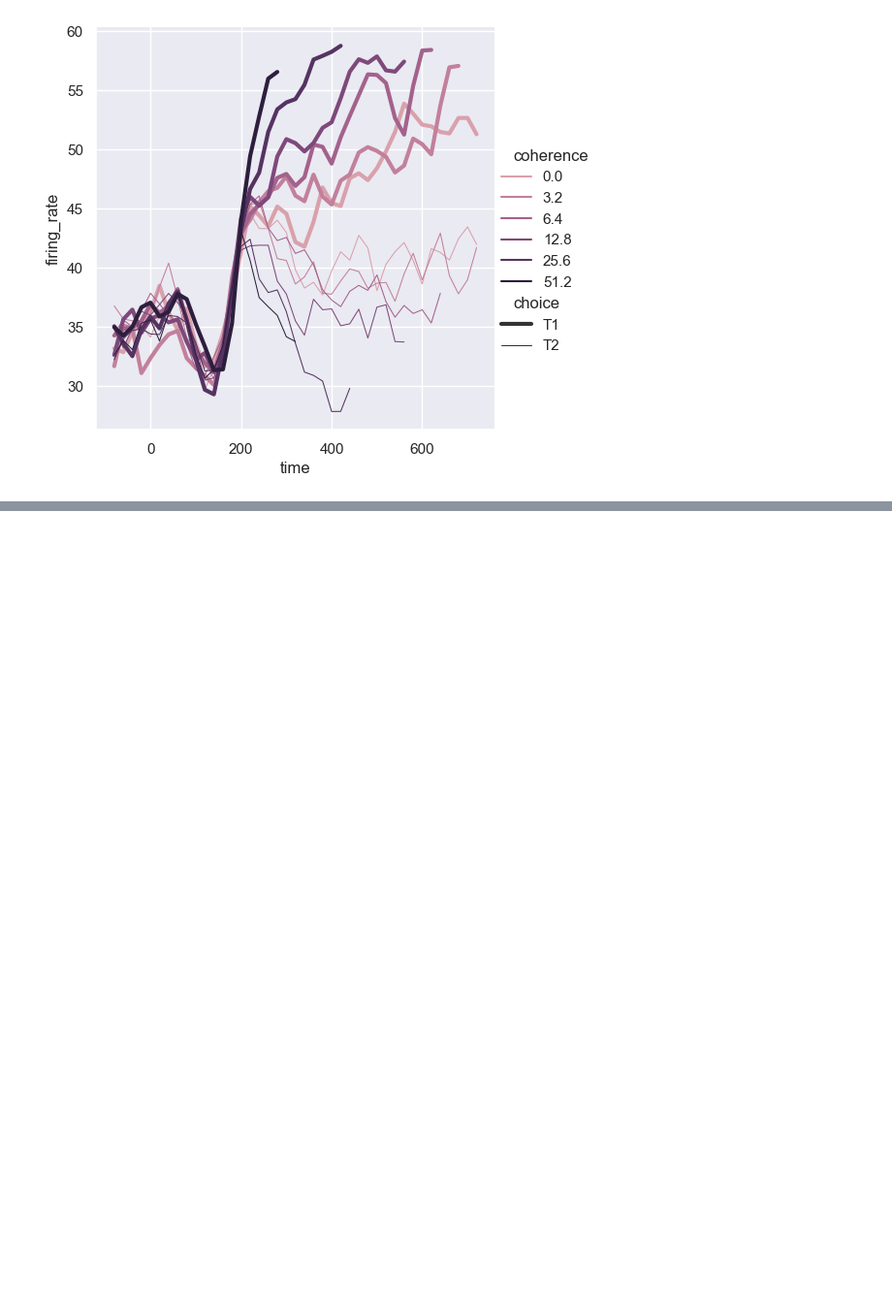
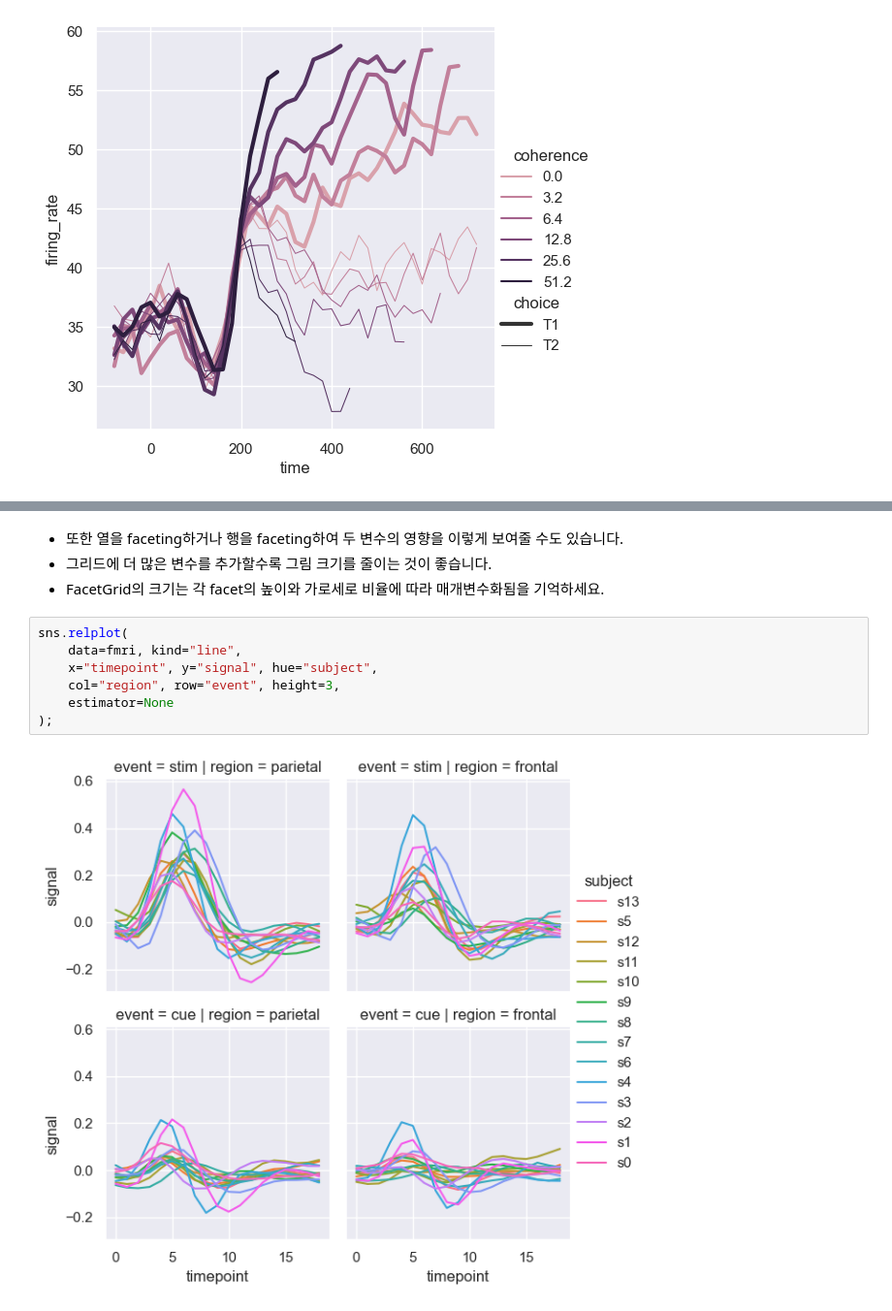
Before and after one commit to kinghy00/Seaborn-Tutorial, a Jupyter notebook: Visualizing_statistical_relationships.ipynb, the cells around one changed output, grey strips where cells are left out. Shown at 97% size. Cells and saved outputs as stored; diff of their text form; blank space fills up the shorter version.

```diff
--- a/Visualizing_statistical_relationships.ipynb
+++ b/Visualizing_statistical_relationships.ipynb
@@ -317,0 +360,13 @@ sns.relplot(
+# %% [markdown]
+- 또한 열을 faceting하거나 행을 faceting하여 두 변수의 영향을 이렇게 보여줄 수도 있습니다.
+- 그리드에 더 많은 변수를 추가할수록 그림 크기를 줄이는 것이 좋습니다.
+- FacetGrid의 크기는 각 facet의 높이와 가로세로 비율에 따라 매개변수화됨을 기억하세요.
+# %%
+sns.relplot(
+    data=fmri, kind="line",
+    x="timepoint", y="signal", hue="subject",
+    col="region", row="event", height=3,
+    estimator=None
+);
+# %% [output]
+[figure, added]
```
Also changed, not shown: parts of 13 cells of this notebook.
